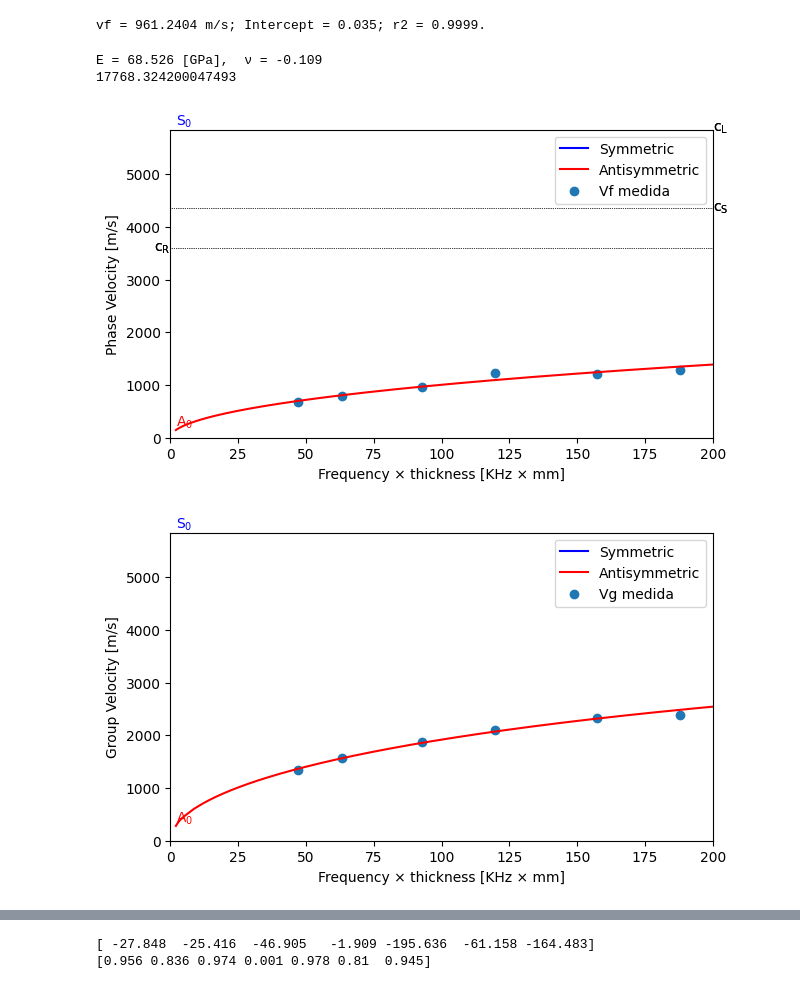
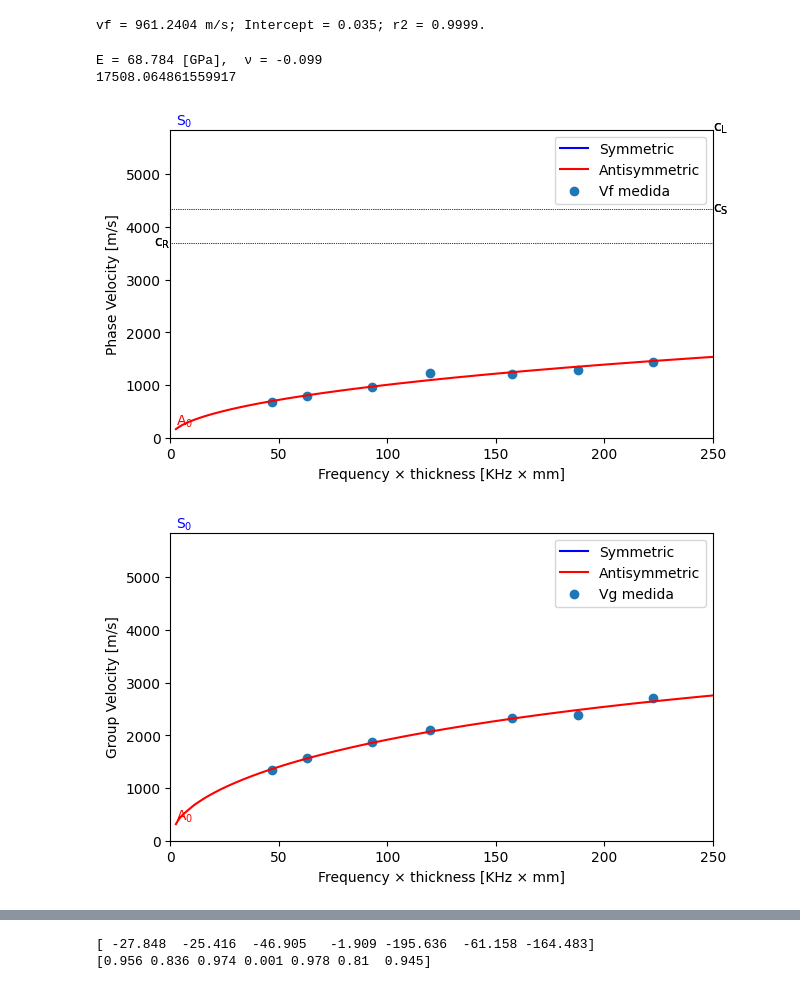
Before and after one commit to eriknbd/Lamb_wave_analisis, a Jupyter notebook: LambAnalisis.ipynb, the cells around one changed output, grey strips where cells are left out. Drawn from its saved outputs; the diff is of its cells as text; code cells hidden in the pictures.

```diff
--- a/LambAnalisis.ipynb
+++ b/LambAnalisis.ipynb
@@ -388,0 +391,14 @@ plt.scatter(fr, alpha)
+# %%
+from scipy.io import loadmat
+import numpy as np
+
+data_file = loadmat('erik/test3_cs_0805_inv.mat')
+names = [i for i in data_file.keys()][3:]
+
+inicio = [0]
+paso_largo = list(np.arange(2.5, 2.5 * 14 + 0.01, 2.5))
+ultimo_punto = paso_largo[-1]
+paso_corto = list(np.arange(ultimo_punto + 0.5, ultimo_punto+ 0.5 * 20 + 0.01, 0.5))
+dist = np.array(inicio + paso_largo + paso_corto)*10**-3   #m
+
+print(names)
@@ -388,0 +407,2 @@ plt.scatter(fr, alpha)
+# %%
+names = ['fss_0250kHz_inv', 'fss_0340kHz_inv', 'fss_0510kHz_inv', 'fss_0640kHz_inv', 'fss_0830kHz_inv', 'fss_1000KHz_inv', 'fss_1200kHz_inv_05us']
@@ -417,7 +677,6 @@ vg = 1874.2287 m/s; Intercept = -0.0001; r2 = 0.9999.
 [figure]
 vf = 961.2404 m/s; Intercept = 0.035; r2 = 0.9999.
 # %%
-from scipy.io import loadmat
 import numpy as np
 from lambmath import full_analisis, max_frecuency
 from scipy.optimize import least_squares
@@ -429,11 +688,11 @@ import warnings
 #---------------------------------------------------------------------------------
 
 roundto = 5
-b = 0.186            #Thickness mm
+b = 0.186          #Thickness mm
 p = 2033           #kg/m³
 E0 = 100e9
 v0 = 0.3
-bounds = ([1e9, -0.999], [500e9, 0.499])
+bounds = ([5e8, -0.999], [500e9, 0.499])
 
 all_bp_center = np.array([max_frecuency(data_file[name]) for name in names])
 all_bp_width  = np.array([200e3, 200e3, 200e3, 200e3, 400e3, 400e3, 400e3])
@@ -462,16 +721,13 @@ def residuals(params, x1, y1, x2, y2):
     E, v = params
     p = 2033          #kg/m³
 
-    c_L = np.sqrt(E*(1-v) / (p*(1+v)*(1-2*v)))
-    c_S = np.sqrt(E / (2*p*(1+v)))
-    c_R = c_S * ((0.862+1.14*v) / (1+v))
-
+    c_L, c_S, c_R = wave_speeds(E, v, p)
     with warnings.catch_warnings():
         warnings.filterwarnings('ignore', category=RuntimeWarning)
         pol = Lamb(thickness= 0.186, #mm
                     nmodes_sym=1,
                     nmodes_antisym=1,
-                    fd_max=2000,
+                    fd_max=400,
                     vp_max=10000,
                     c_L=c_L,
                     c_S=c_S,
@@ -492,40 +748,37 @@ E_fit, v_fit = result.x
 print("E =", round(E_fit*10**(-9),3), "[GPa],  ν =", round(v_fit, 3))
 print(result.cost)
 
 #---------------------------------------------------------------------------------
 
 E = E_fit          # Módulo de Young en Pa
 v = v_fit          # Coeficiente de Poisson
 
-c_L = np.sqrt(E*(1-v) / (p*(1+v)*(1-2*v)))
-c_S = np.sqrt(E / (2*p*(1+v)))
-
-c_R = c_S * ((0.862+1.14*v) / (1+v))
+c_L, c_S, c_R = wave_speeds(E_fit, v_fit, p)
 with warnings.catch_warnings():
     warnings.filterwarnings('ignore', category=RuntimeWarning)
     pol = Lamb(thickness= b, #mm
                 nmodes_sym=1,
                 nmodes_antisym=1,
-                fd_max=200,
-                vp_max=7000,
+                fd_max=250,
+                vp_max=10000,
                 c_L=c_L,
                 c_S=c_S,
                 c_R=c_R,
                 material='Aluminio')
 
 pol.plot_phase_velocity()
 plt.scatter(frb, vfs, label="Vf medida")
 
 plt.legend()
 plt.show()
 
 pol.plot_group_velocity()
 plt.scatter(frb, vgs, label="Vg medida")
 
 plt.legend()
 plt.show()
 # %% [output]
-E = 68.526 [GPa],  ν = -0.109
-17768.324200047493
+E = 68.784 [GPa],  ν = -0.099
+17508.064861559917
-[figure, old version]
+[figure, new version]
-[figure, old version]
+[figure, new version]
```
Also changed, not shown: parts of 10 cells of this notebook, 3 other files.
